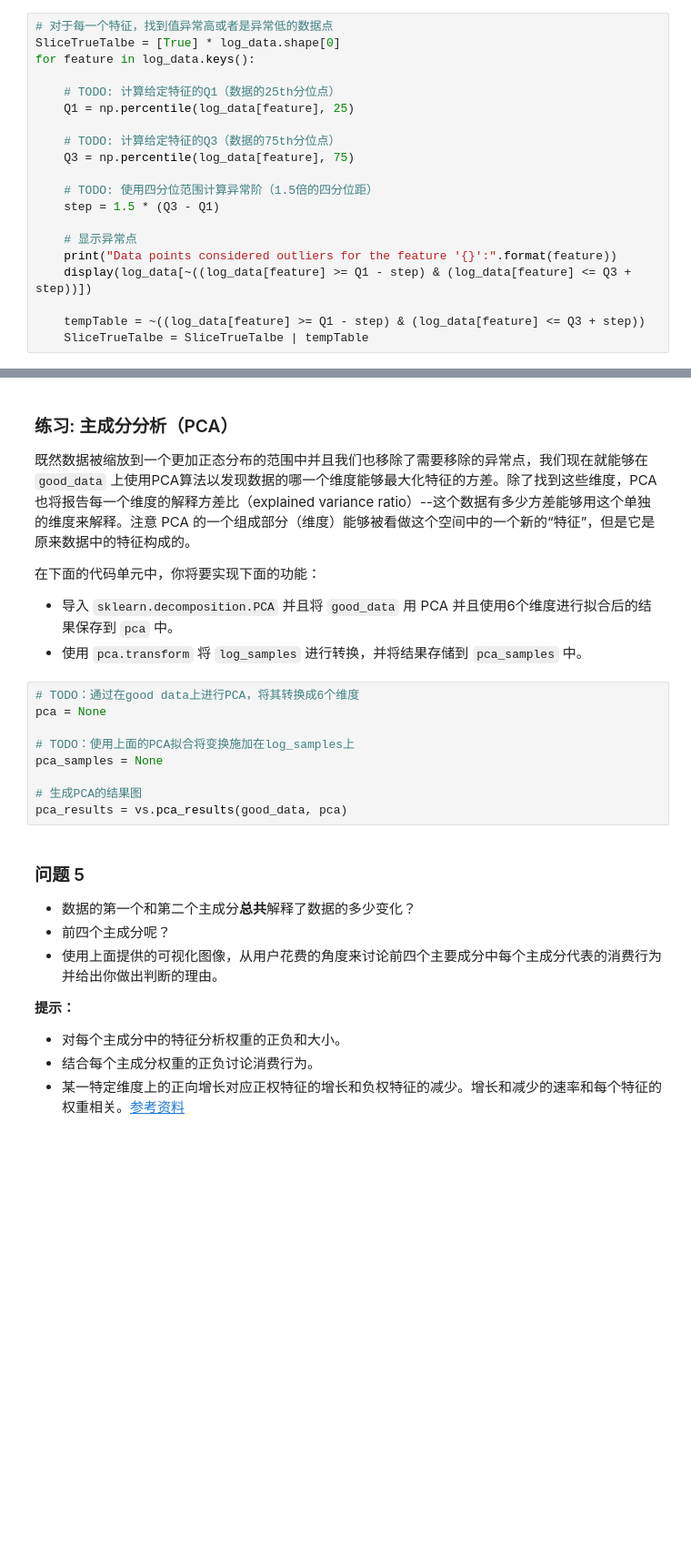
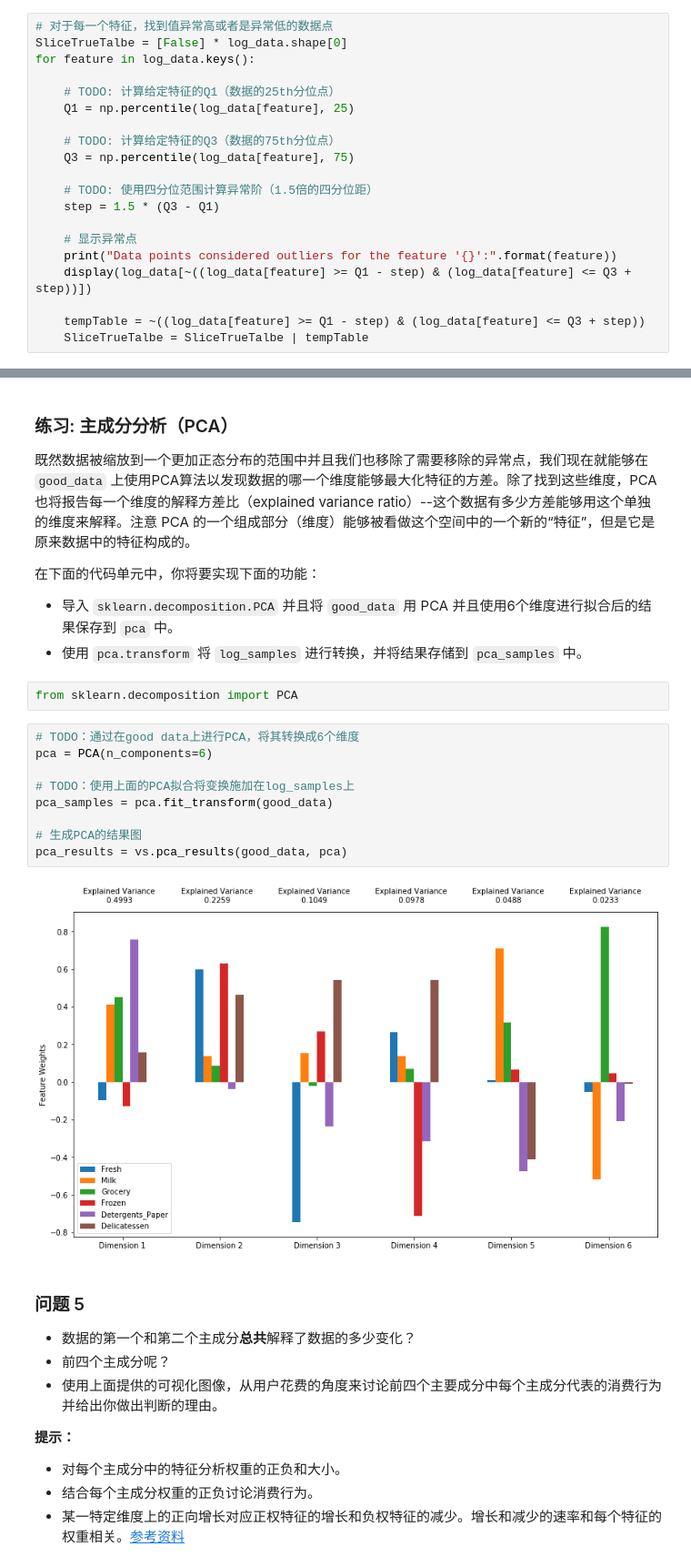
Before and after one commit to tianyiran02/udacityML_customerSegments, a Jupyter notebook: customer_segments.ipynb, the cells around one changed output, grey strips where cells are left out. Shown at 91% size. Drawn from its saved outputs; the diff is of its cells as text; blank space fills up the shorter version.

```diff
--- a/customer_segments.ipynb
+++ b/customer_segments.ipynb
@@ -255,7 +254,7 @@ display(log_samples)
 一旦你完成了这些功能，数据集将存储在 `good_data` 中。
 # %%
 # 对于每一个特征，找到值异常高或者是异常低的数据点
-SliceTrueTalbe = [True] * log_data.shape[0]
+SliceTrueTalbe = [False] * log_data.shape[0]
 for feature in log_data.keys():
 
     # TODO: 计算给定特征的Q1（数据的25th分位点）
@@ -364,15 +363,19 @@ good_data = log_data.drop(log_data.index[outliers]).reset_index(drop = True)
 在下面的代码单元中，你将要实现下面的功能：
  - 导入 `sklearn.decomposition.PCA` 并且将 `good_data` 用 PCA 并且使用6个维度进行拟合后的结果保存到 `pca` 中。
  - 使用 `pca.transform` 将 `log_samples` 进行转换，并将结果存储到 `pca_samples` 中。
+# %%
+from sklearn.decomposition import PCA
 # %%
 # TODO：通过在good data上进行PCA，将其转换成6个维度
-pca = None
+pca = PCA(n_components=6)
 
 # TODO：使用上面的PCA拟合将变换施加在log_samples上
-pca_samples = None
+pca_samples = pca.fit_transform(good_data)
 
 # 生成PCA的结果图
 pca_results = vs.pca_results(good_data, pca)
+# %% [output]
+[figure, added]
 # %% [markdown]
 ### 问题 5
 
```
Also changed, not shown: parts of 33 cells of this notebook.
